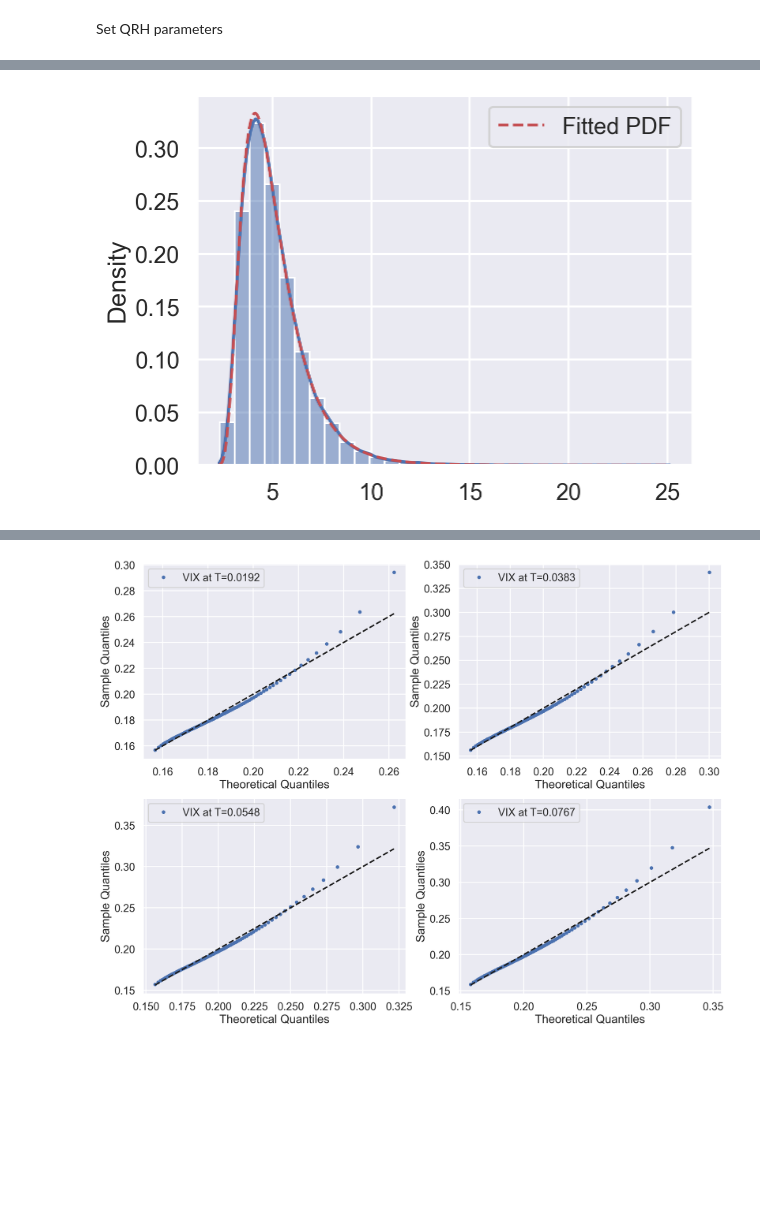
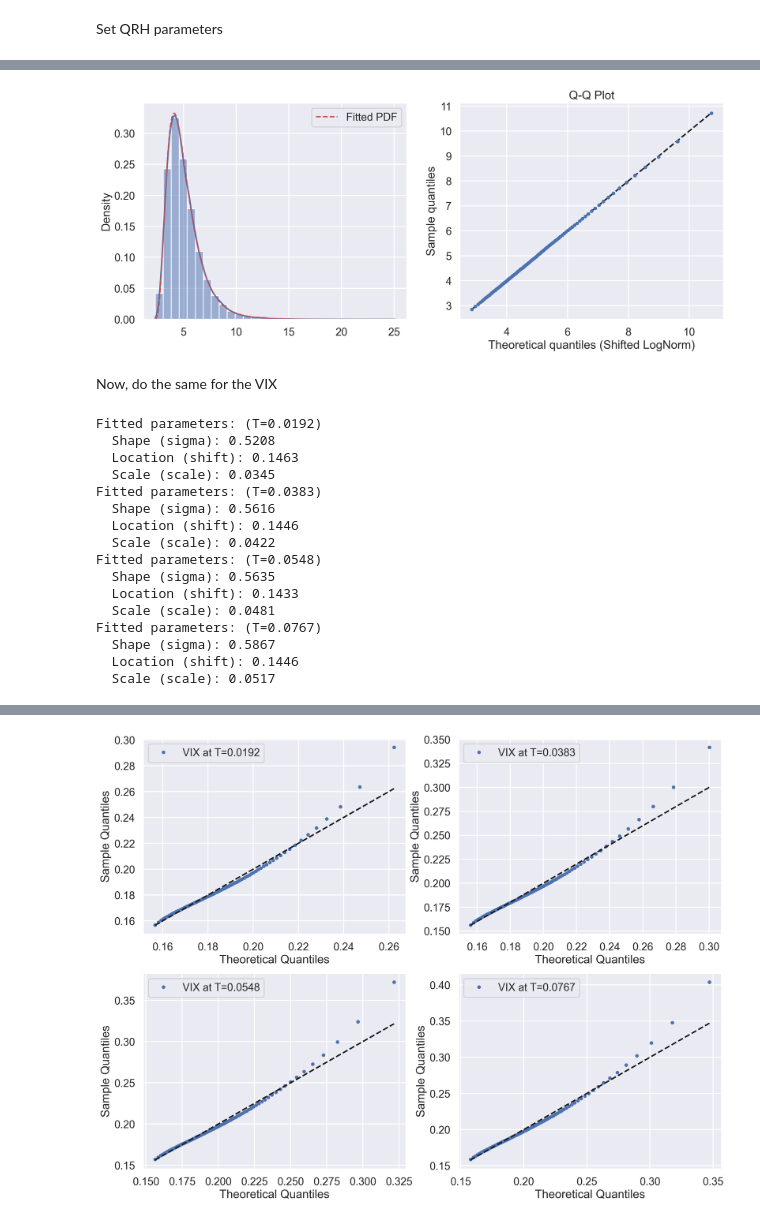
Before and after one commit to jgatheral/QuadraticRoughHeston, a Jupyter notebook: vix_approx.ipynb, the cells around one changed output, grey strips where cells are left out. Drawn from its saved outputs; the diff is of its cells as text; code cells hidden in the pictures; blank space fills up the shorter version.

Commit message:
add qq plot toy example and clean

```diff
--- a/vix_approx.ipynb
+++ b/vix_approx.ipynb
@@ -84,13 +115,53 @@ x_grid = np.linspace(min(data), max(data), 301)
 # fitted pdf
 pdf_vals = stats.lognorm.pdf(x_grid, s=sigma, scale=scale, loc=shift)
 # %%
-# TODO: add Q-Q plot
+fig, ax = plt.subplots(1, 2, figsize=(2 * 8, 6))
+sns.histplot(data, bins=30, kde=True, ax=ax[0], stat="density")
+ax[0].plot(x_grid, pdf_vals, "r--", lw=2, label="Fitted PDF")
+ax[0].legend()
 
-fig, ax = plt.subplots()
-sns.histplot(data, bins=30, kde=True, ax=ax, stat="density")
-ax.plot(x_grid, pdf_vals, "r--", lw=2, label="Fitted PDF")
-ax.legend()
+quantiles = np.linspace(1e-2, 1 - 1e-2, 100)
+lognorm_ppf = stats.lognorm.ppf(quantiles, s=sigma, scale=scale, loc=shift)
+
+# Q-Q plot
+ax[1].plot(lognorm_ppf, lognorm_ppf, "k--")
+ax[1].plot(lognorm_ppf, np.quantile(data, quantiles), ".")
+ax[1].set_xlabel("Theoretical quantiles (Shifted LogNorm)")
+ax[1].set_ylabel("Sample quantiles")
+ax[1].set_title("Q-Q Plot")
+
 plt.show()
 # %% [output]
-[figure, old version]
+[figure, new version]
+# %% [markdown]
+Now, do the same for the VIX
+# %%
+fitted_params = {}
+
+for T_i in spx_expiries:
+    vix_Ti = qrh_sim[T_i]["vix"]
+    s, loc, scale = stats.lognorm.fit(vix_Ti)
+    fitted_params[T_i] = {"shape": s, "location": loc, "scale": scale}
+
+    print(f"Fitted parameters: (T={T_i:<.4f})")
+    print(f"  Shape (sigma): {s:<.4f}")
+    print(f"  Location (shift): {loc:<.4f}")
+    print(f"  Scale (scale): {scale:<.4f}")
+# %% [output]
+Fitted parameters: (T=0.0192)
+  Shape (sigma): 0.5208
+  Location (shift): 0.1463
+  Scale (scale): 0.0345
+Fitted parameters: (T=0.0383)
+  Shape (sigma): 0.5616
+  Location (shift): 0.1446
+  Scale (scale): 0.0422
+Fitted parameters: (T=0.0548)
+  Shape (sigma): 0.5635
+  Location (shift): 0.1433
+  Scale (scale): 0.0481
+Fitted parameters: (T=0.0767)
+  Shape (sigma): 0.5867
+  Location (shift): 0.1446
+  Scale (scale): 0.0517
 # %%
```
Also changed, not shown: parts of 9 cells of this notebook.
